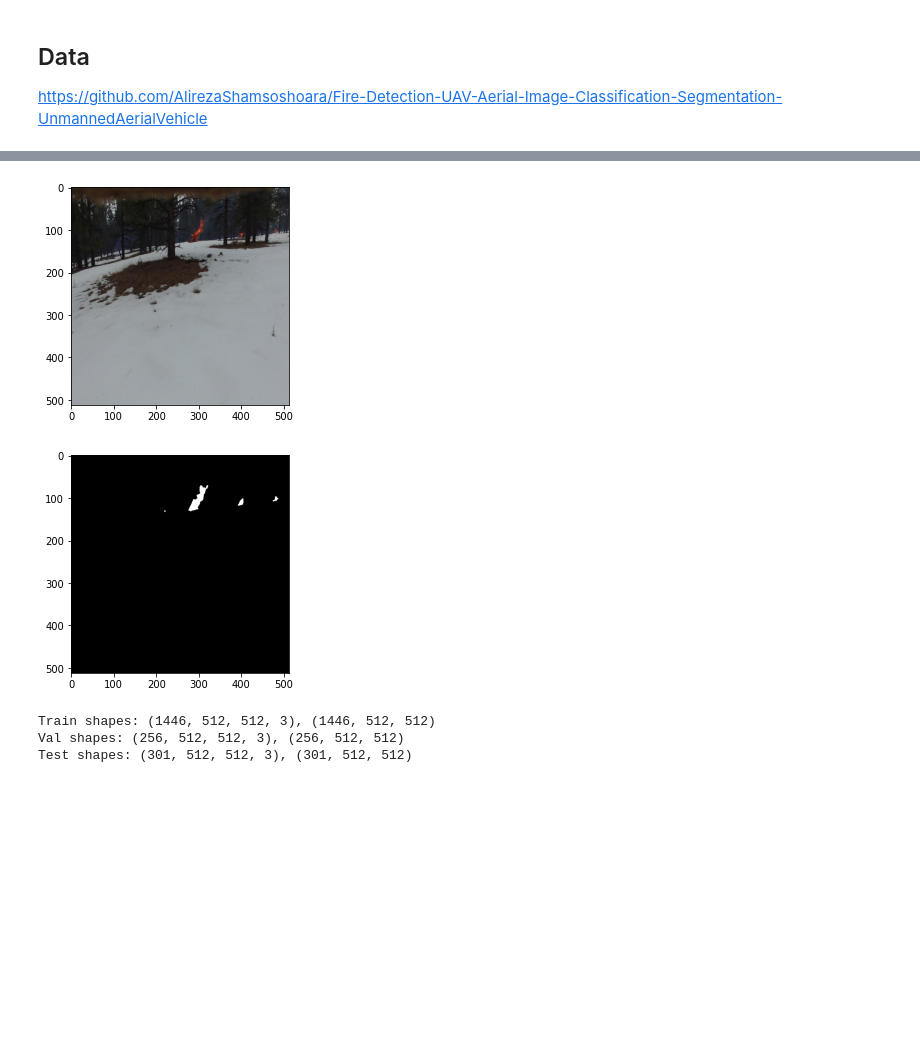
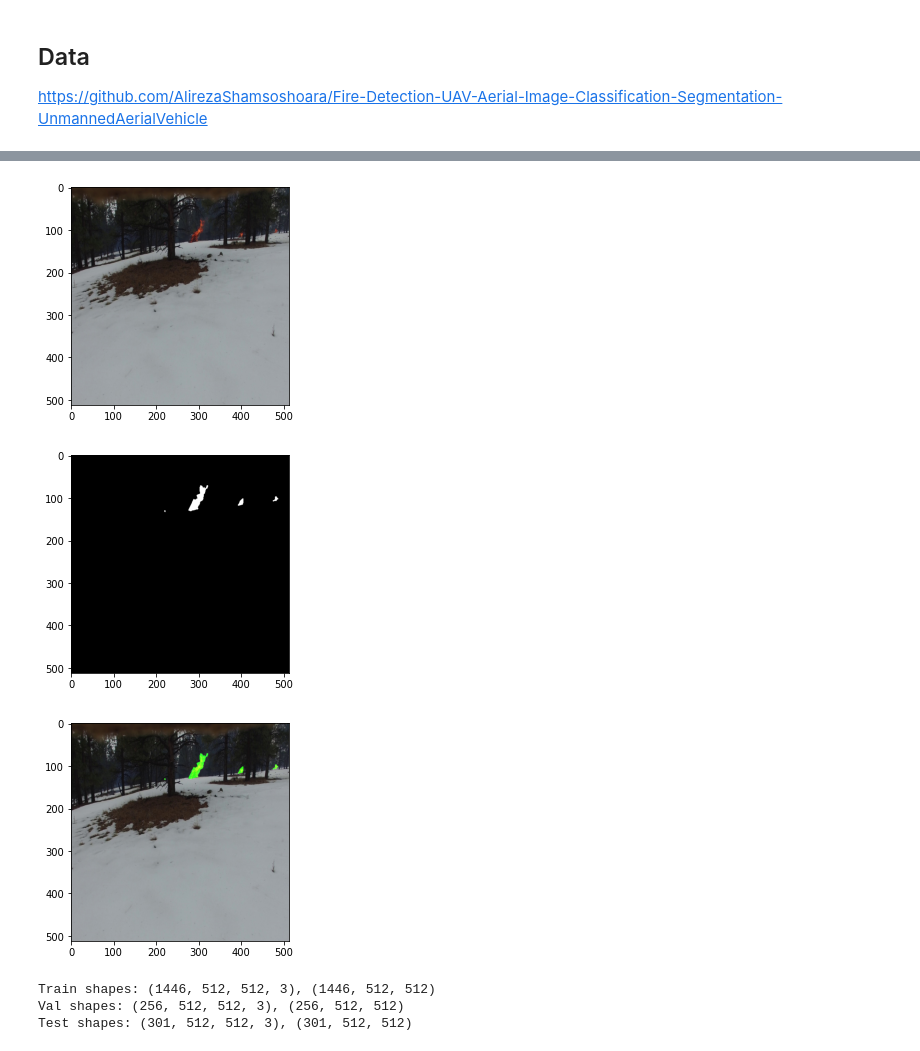
Before and after one commit to maidacundo/real-time-fire-segmentation-deep-learning, a Jupyter notebook: FireSegmentation.ipynb, the cells around one changed output, grey strips where cells are left out. Drawn from its saved outputs; the diff is of its cells as text; code cells hidden in the pictures; blank space fills up the shorter version.

```diff
--- a/FireSegmentation.ipynb
+++ b/FireSegmentation.ipynb
@@ -56,0 +51,4 @@ def load_images_from_folder(zip_file, is_mask, resize_shape=(512, 512)):
+# %%
+images = load_images_from_zip('/content/drive/MyDrive/fire-segmentation/images.zip', is_mask=False)
+# %%
+masks = load_images_from_zip('/content/drive/MyDrive/fire-segmentation/masks.zip', is_mask=True)
@@ -76,17 +76,48 @@ def load_images_from_folder(folder, is_mask, resize_shape=(512, 512)):
 
     return np.array(images)
 # %%
-images = load_images_from_folder('/content/Images', is_mask=False)
-masks = load_images_from_folder('/content/Masks', is_mask=True)
+#images = load_images_from_folder('/content/Images', is_mask=False)
+#masks = load_images_from_folder('/content/Masks', is_mask=True)
+# %%
+def get_highlighted_roi_by_mask(image: np.ndarray, mask: np.ndarray, highlight_channel: str = 'green') -> np.ndarray:
+    """
+    Function that highlights a Region of Interest provided by a mask over an image with a given BGR colour.
+    Parameters
+    ----------
+    image: ndarray
+        Image on which the mask is highlighted
+    mask: ndarray
+        Mask illustrating the Region of Interest to highlight over the mage
+    highlight_channel: str, optional
+        Colour of the highlighted mask: 'blue'; 'green' or 'red' (default: 'green')
+    Returns
+    -------
+    highlighted_roi: ndarray
+        Highlighted Region of Interest over the input image
+    """
+    channel_map = {'blue': 0, 'green': 1, 'red': 2}
+    # Turn img into BGR image if img is a Grayscale image
+    if len(image.shape) == 2:
+        image = cv2.cvtColor(image, cv2.COLOR_GRAY2BGR)
+    # Turn mask into BGR image if img is a BGR image
+    mask = cv2.cvtColor(mask, cv2.COLOR_GRAY2BGR)
+    # Force the bits of every channel except the selected one at 0
+    mask[:, :, [i for i in range(3) if i != channel_map[highlight_channel]]] = 0
+    mask[mask == 1] = 255
+    # Highlight the unmasked ROI
+    return cv2.addWeighted(mask, 0.9, image, 1, 0)
 # %%
 import matplotlib.pyplot as plt
 plt.imshow(cv2.cvtColor(images[0], cv2.COLOR_BGR2RGB))
 plt.show()
 plt.imshow(masks[0], cmap='gray', vmin=0., vmax=1.)
 plt.show()
+plt.imshow(cv2.cvtColor(get_highlighted_roi_by_mask(images[0], masks[0]), cv2.COLOR_BGR2RGB))
+plt.show()
 # %% [output]
 [figure]
 [figure]
+[figure, added]
 # %%
 from sklearn.model_selection import train_test_split
 
```
Also changed, not shown: parts of 29 cells of this notebook.
